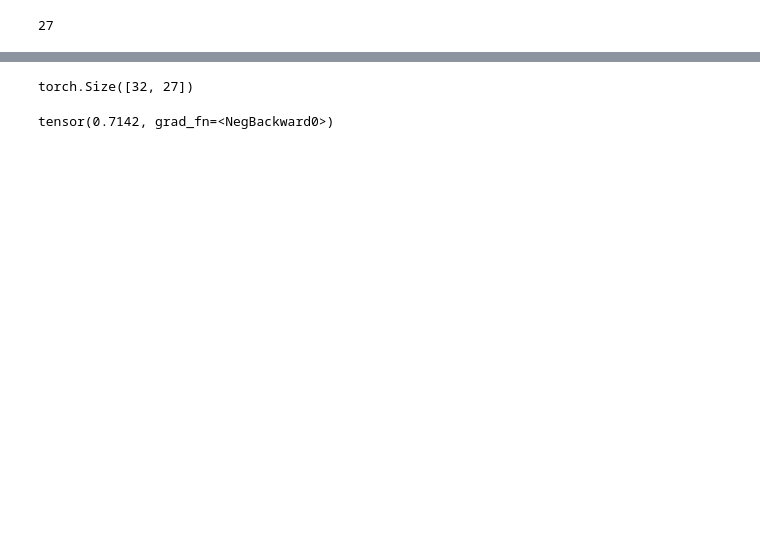
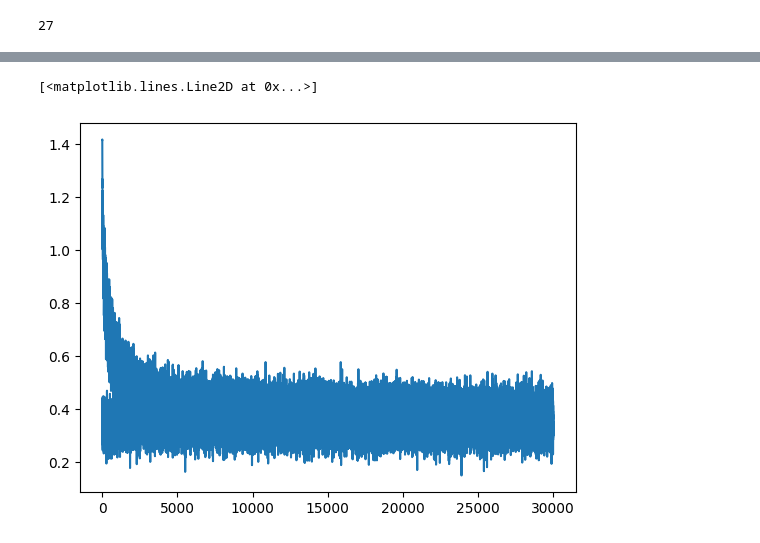
Before and after one commit to sanjeebSubedi/NN-from-scratch, a Jupyter notebook: Makemore-with-MLP/mlp.ipynb, the cells around one changed output, grey strips where cells are left out. Drawn from its saved outputs; the diff is of its cells as text; code cells hidden in the pictures; blank space fills up the shorter version.

Commit message:
increase parameters and sample new names

```diff
--- a/Makemore-with-MLP/mlp.ipynb
+++ b/Makemore-with-MLP/mlp.ipynb
@@ -28,3 +29,8 @@ for name in names[:5]:
 
 X = torch.tensor(X)
 Y = torch.tensor(Y)
+# %%
+train_idx, val_idx, test_idx = torch.utils.data.random_split(range(X.shape[0]), [0.8, 0.1, 0.1])
+X_train, Y_train = X[train_idx], Y[train_idx]
+X_val, Y_val = X[val_idx], Y[val_idx]
+X_test, Y_test = X[test_idx], Y[test_idx]
@@ -37,6 +45,8 @@ C =  torch.randn((27, 2))
 # %%
-W1 = torch.randn((6, 100))
-B1 = torch.randn(100)
-W2 = torch.randn((100, 27))
+gen = torch.Generator().manual_seed(2147483647)
+C =  torch.randn((27, 10))
+W1 = torch.randn((30, 200))
+B1 = torch.randn(200)
+W2 = torch.randn((200, 27))
 B2 = torch.randn(27)
 parameters = [C, W1, B1, W2 ,B2]
@@ -45,0 +64,3 @@ for param in parameters:
+# %%
+stepi = []
+lossi = []
@@ -46,4 +71,23 @@ for param in parameters:
 # %%
-out = torch.tanh(torch.matmul(C[X].view(-1, 6), W1) + B1)
-out.shape
+for i in range(30000):
+    # Create a mini batch to optimize the model faster
+    ix = torch.randint(0, X_train.shape[0], (64,))
+    out = torch.tanh(torch.matmul(C[X_train[ix]].view(-1, 30), W1) + B1)
+
+    logits = torch.matmul(out, W2) + B2
+
+    # counts = logits.exp()
+    # probs = torch.div(counts, counts.sum(dim=1, keepdims=True))
+    # loss = -probs[torch.arange(X.shape[0]), Y].log().mean()
+    loss = F.cross_entropy(logits, Y_train[ix])
+#     print(f"loss = {loss}")
+
+    loss.backward()
+    lr = 0.001
+    for param in parameters:
+        param.data += -lr * param.grad
+        param.grad = None
+    stepi.append(i)
+    lossi.append(loss.log10().item())
+print(f"loss = {loss}")
 # %% [output]
@@ -51,12 +94,0 @@ torch.Size([32, 100])
-# %%
-out = torch.matmul(out, W2) + B2
-out.shape
-# %% [output]
-torch.Size([32, 27])
-# %%
-counts = out.exp()
-probs = torch.div(counts, counts.sum(dim=1, keepdims=True))
-loss = -probs[torch.arange(X.shape[0]), Y].log().mean()
-loss
-# %% [output]
-tensor(0.7142, grad_fn=<NegBackward0>)
@@ -67,0 +95,5 @@ for param in parameters:
+# %%
+plt.plot(stepi, lossi)
+# %% [output]
+[<matplotlib.lines.Line2D at 0x...>]
+[figure, added]
```
Also changed, not shown: parts of 14 cells of this notebook.
